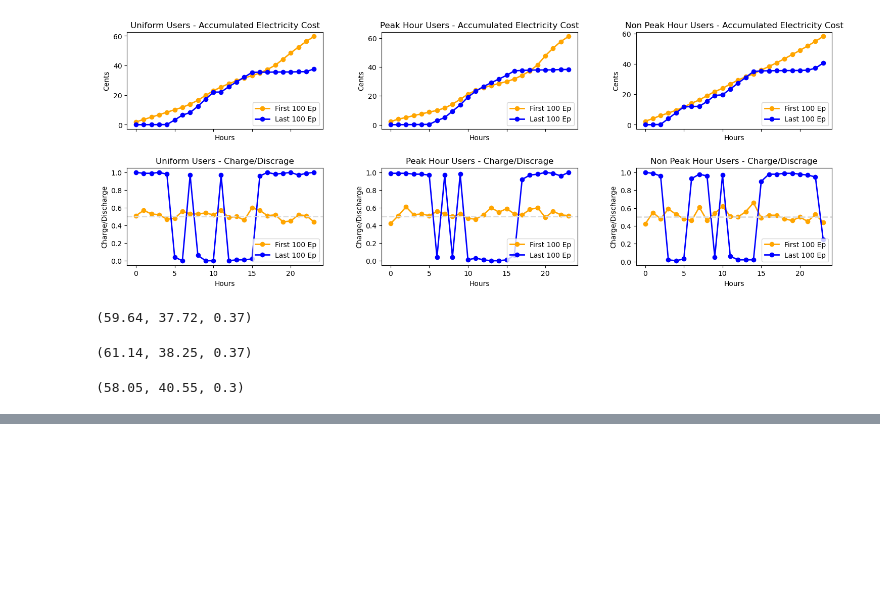
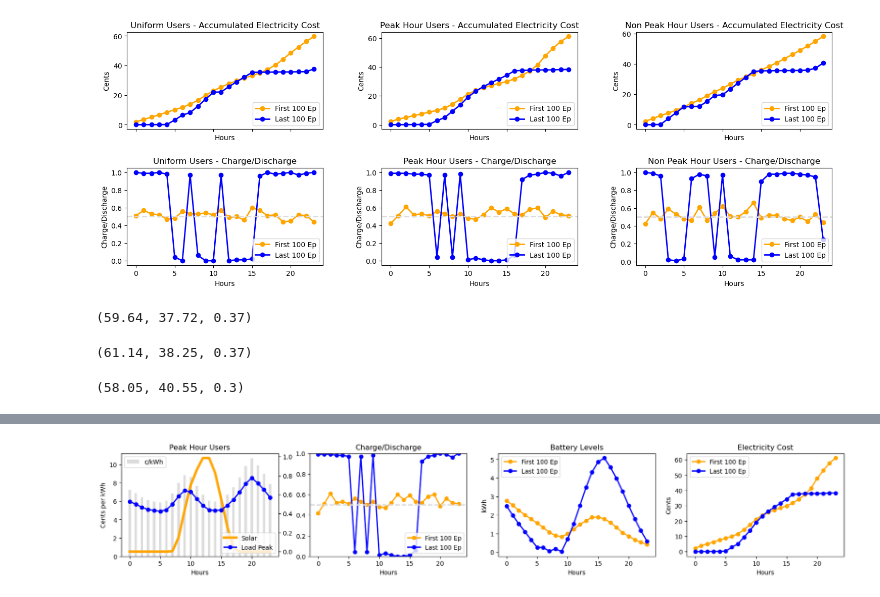
Before and after one commit to auttwitter/DSI-04, a Jupyter notebook: projects/project_capstone/code/06_Reinforcement_Learning.ipynb, the cells around one changed output, grey strips where cells are left out. Saved outputs shown, nothing was run; the diff lists cells and outputs as text; code cells hidden in the pictures; blank space fills up the shorter version.

```diff
--- a/projects/project_capstone/code/06_Reinforcement_Learning.ipynb
+++ b/projects/project_capstone/code/06_Reinforcement_Learning.ipynb
@@ -679,0 +884,71 @@ reward_last_100_non_peak[-1].round(2),\
+# %%
+x = np.arange(24)
+
+
+fig, axes = plt.subplots(1, 4, figsize=(21, 3), sharex=True)
+
+ax0 = axes[0]
+ax00 = ax0.twinx()
+ax0.bar(x
+        , env['ckwh']
+        , width = 0.4
+        , color = 'gainsboro'
+        , label = 'c/kWh'
+       )
+ax00.plot(x
+         , env['solar']
+         , color = 'orange'
+         , label = 'Solar'
+         , linewidth = 4
+        )
+ax00.plot(x
+         , env['load_peak']
+         , color = 'blue'
+         , marker = 'o'
+         , label = 'Load Peak'
+         , linewidth = 2
+        )
+
+ax0.set_xlabel('Hours')
+ax0.set_ylabel('Cents per kWh')
+# ax00.set_ylabel('kWh')
+
+# Set title
+ax0.set_title('Peak Hour Users')
+
+# Legends for both axes
+ax0.legend(loc='upper left')
+ax00.legend(loc='lower right')
+
+# Plot for Accumulated Electricity Cost
+ax1 = axes[1]
+ax1.plot(x, avg_hour(episode_actions_peak, n = 100, fst = True), color='orange', marker='o', label='First 100 Ep', linewidth=2)
+ax1.plot(x, avg_hour(episode_actions_peak, n = 100, fst = False), color='blue', marker='o', label='Last 100 Ep', linewidth=2)
+ax1.axhline(y=0.5, color='gainsboro', linestyle='--', linewidth=2)
+ax1.set_xlabel('Hours')
+##ax1.set_ylabel('Charge/Discharge')
+ax1.set_title('Charge/Discharge')
+ax1.set_ylim(0,1)
+ax1.legend(loc='lower right')
+
+# Plot for Charge/Discharge
+ax2 = axes[2]
+ax2.plot(x, avg_hour(episode_battery_lvs_peak, n = 100, fst = True), color='orange', marker='o', label='First 100 Ep', linewidth=2)
+ax2.plot(x, avg_hour(episode_battery_lvs_peak, n = 100, fst = False), color='blue', marker='o', label='Last 100 Ep', linewidth=2)
+ax2.set_xlabel('Hours')
+ax2.set_ylabel('kWh')
+ax2.set_title('Battery Levels')
+ax2.legend(loc='upper left')
+
+ax3 = axes[3]
+ax3.plot(x, acc_hour(episode_rewards_peak, n = 100, fst = True) * -1, color='orange', marker='o', label='First 100 Ep', linewidth=2)
+ax3.plot(x, acc_hour(episode_rewards_peak, n = 100, fst = False) * -1, color='blue', marker='o', label='Last 100 Ep', linewidth=2)
+ax3.set_xlabel('Hours')
+ax3.set_ylabel('Cents')
+ax3.set_title('Electricity Cost')
+ax3.legend(loc='upper left')
+
+plt.savefig('../image/RL_peak2.png', dpi = 300, bbox_inches = 'tight')
+plt.show()
+# %% [output]
+[figure, added]
```
Also changed, not shown: parts of 8 cells of this notebook, 7 other files.
